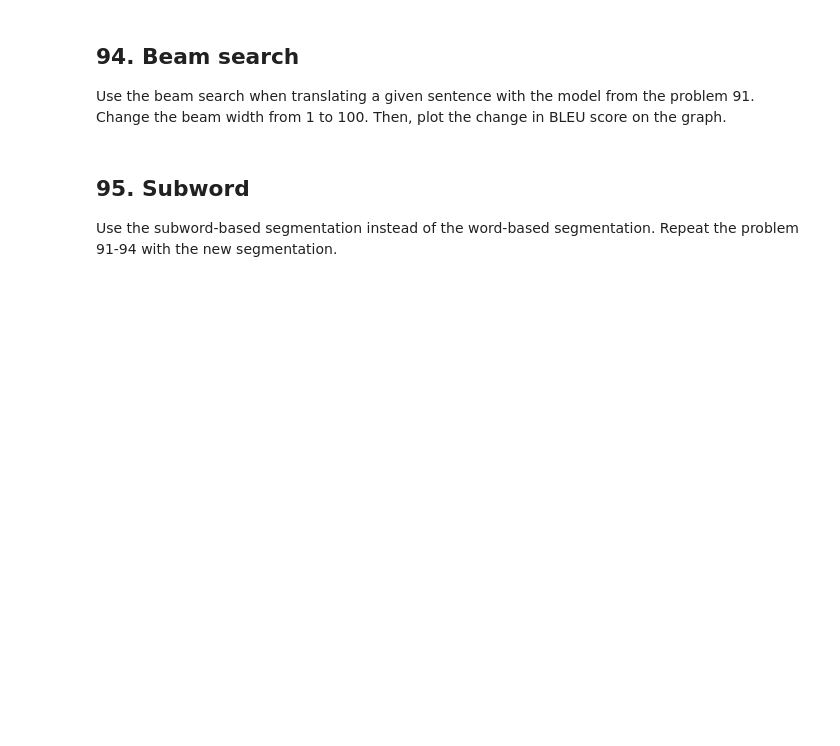
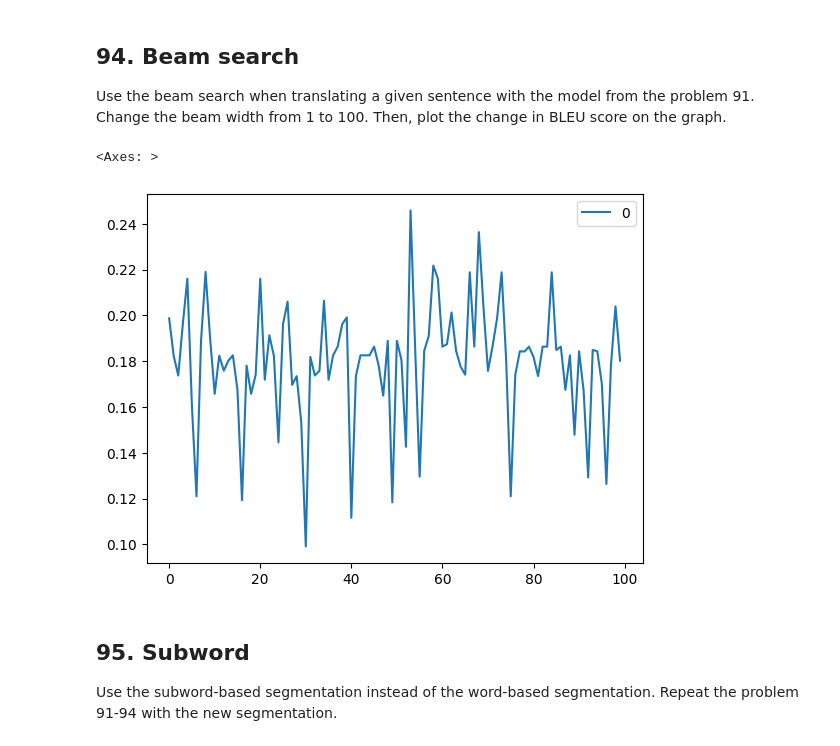
Before and after one commit to rizstwn/llm-learning, a Jupyter notebook: nlp-hundred-exercise.ipynb, the cells around one changed output. Cells and saved outputs as stored; diff of their text form; code cells hidden in the pictures; blank space fills up the shorter version.

```diff
--- a/nlp-hundred-exercise.ipynb
+++ b/nlp-hundred-exercise.ipynb
@@ -3615,0 +3616,7 @@ bleu_metrics.compute(model_or_pipeline=translation_pipe, data=dataset['test'],
+# %%
+import evaluate
+
+# evaluate.list_evaluation_modules()
+bleu = evaluate.load("bleu")
+pred_result = translation_pipe(dataset['test']['en_text'])
+pred_result = [x['translation_text'] for x in pred_result]
@@ -3619,6 +3638,30 @@ bleu_metrics.compute(model_or_pipeline=translation_pipe, data=dataset['test'],
 Use the beam search when translating a given sentence with the model from the problem 91.
 Change the beam width from 1 to 100.
 Then, plot the change in BLEU score on the graph.
+# %%
+import torch
+device = "cuda" if torch.cuda.is_available() else "cpu"
+bleu_res = []
+for i in range(1,101):
+    test_token = tokenizer(dataset['test'][0]['en_text'], return_tensors='pt', padding='max_length', truncation=True, max_length=128).to(device)
+    test_label = dataset['test'][0]['de_text']
+    beam_output = model.generate(
+        **test_token,
+        num_beams=i,
+        num_return_sequences=1
+    )
+    pred = tokenizer.decode(beam_output[0], skip_special_tokens=True)
+    # print(pred,"\n",test_label)
+    score = bleu.compute(predictions=[pred], references=[test_label])
+    bleu_res.append(score['bleu'])
+    torch.cuda.empty_cache()
+# %%
+import pandas as pd
+
+pd.DataFrame(bleu_res).plot(kind='line')
+# %% [output]
+<Axes: >
+[figure, added]
 # %% [markdown]
 ## 95. Subword
 
```
Also changed, not shown: parts of 7 cells of this notebook.
